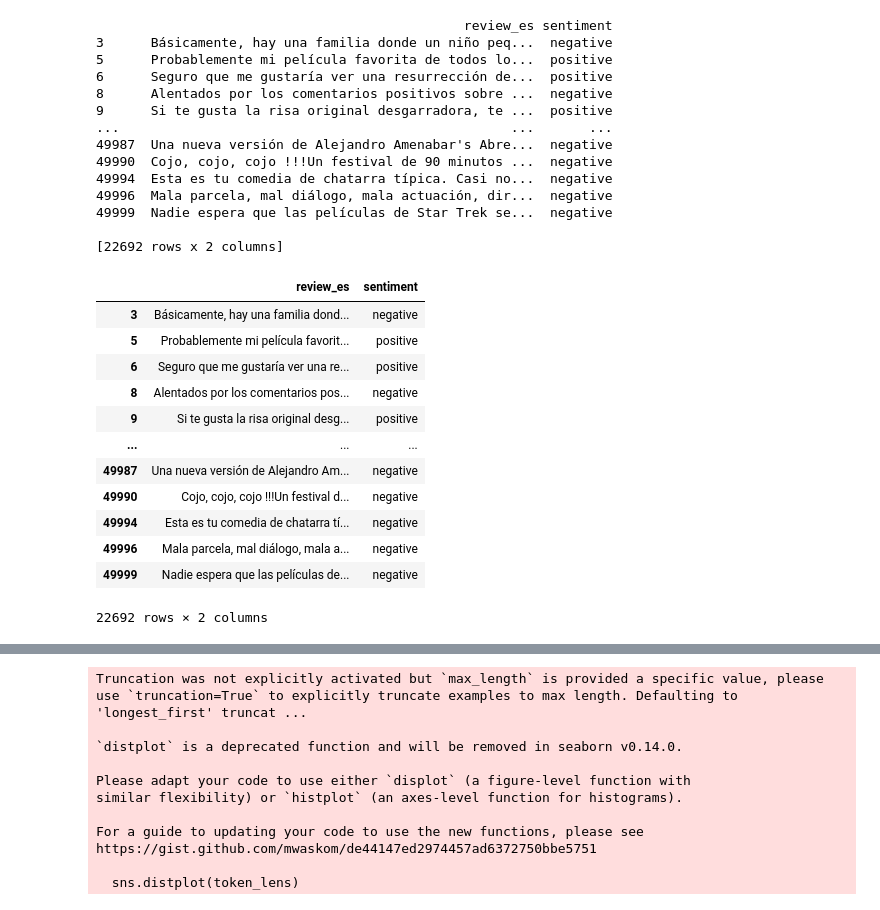
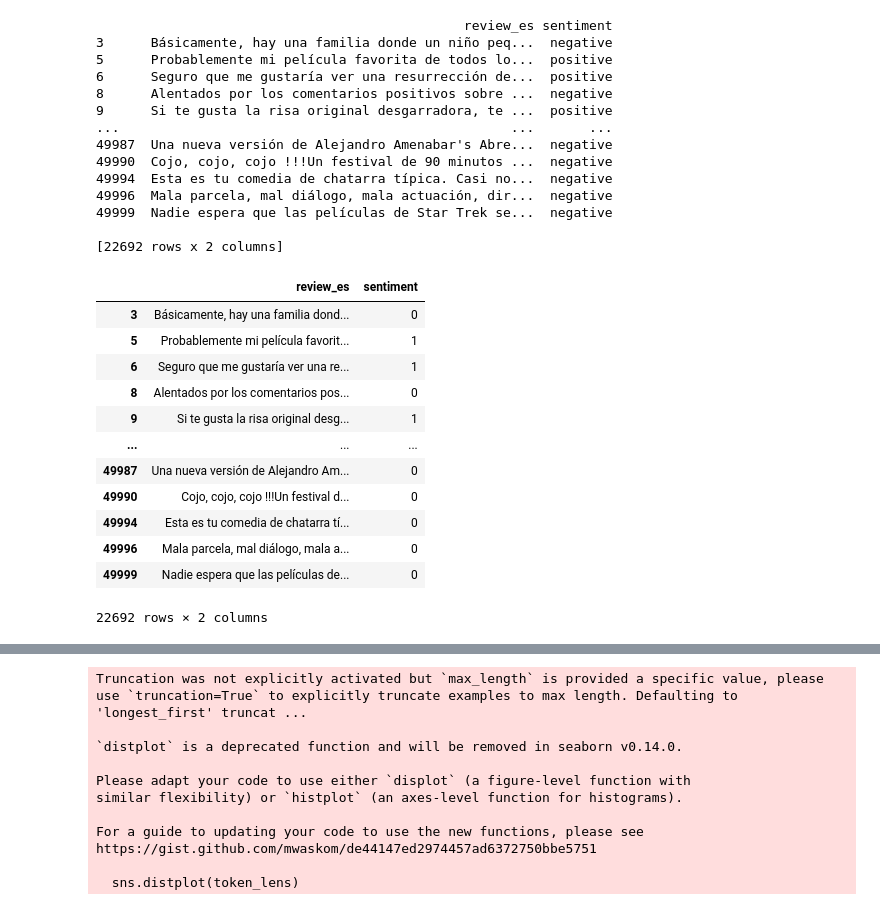
Before and after one commit to joseortizm/RecSys, a Jupyter notebook: beto.ipynb, the cells around one changed output, grey strips where cells are left out. Saved outputs shown, nothing was run; the diff lists cells and outputs as text; code cells hidden in the pictures.

```diff
--- a/beto.ipynb
+++ b/beto.ipynb
@@ -6,8 +31,8 @@ from utils import sequence_utils
 originalDataset = "datasets/IMDBDatasetSPANISH.csv"
 pandasDF = pd.read_csv(originalDataset)
 filas = ['review_es', 'sentiment'] #columnas por mantener
-DF = datasets.delete(pandasDF, filas)
-print(DF)
+DF_IMDB = datasets.delete(pandasDF, filas)
+print(DF_IMDB)
 # %% [output]
                                                review_es sentiment
 0      Uno de los otros críticos ha mencionado que de...  positive
@@ -24,8 +49,8 @@ print(DF)
 
 [50000 rows x 2 columns]
 # %%
-DF = sequence_utils.filter_string(DF, 'review_es',160)
-print(DF)
+DF_IMDB = sequence_utils.filter_string(DF_IMDB, 'review_es',160)
+print(DF_IMDB)
 # %% [output]
                                                review_es sentiment
 3      Básicamente, hay una familia donde un niño peq...  negative
@@ -41,19 +66,3 @@ print(DF)
 49999  Nadie espera que las películas de Star Trek se...  negative
 
 [22692 rows x 2 columns]
-# %%
-DF
-# %% [output]
-|  | review_es | sentiment |
-| 3 | Básicamente, hay una familia dond... | negative |
-| 5 | Probablemente mi película favorit... | positive |
-| 6 | Seguro que me gustaría ver una re... | positive |
-| 8 | Alentados por los comentarios pos... | negative |
-| 9 | Si te gusta la risa original desg... | positive |
-| ... | ... | ... |
-| 49987 | Una nueva versión de Alejandro Am... | negative |
-| 49990 | Cojo, cojo, cojo !!!Un festival d... | negative |
-| 49994 | Esta es tu comedia de chatarra tí... | negative |
-| 49996 | Mala parcela, mal diálogo, mala a... | negative |
-| 49999 | Nadie espera que las películas de... | negative |
-22692 rows × 2 columns
@@ -60 +76,18 @@ DF
+# %%
+DF_IMDB['sentiment'] = DF_IMDB.sentiment.apply(to_sentiment)
+DF_IMDB
+# %% [output]
+|  | review_es | sentiment |
+| 3 | Básicamente, hay una familia dond... | 0 |
+| 5 | Probablemente mi película favorit... | 1 |
+| 6 | Seguro que me gustaría ver una re... | 1 |
+| 8 | Alentados por los comentarios pos... | 0 |
+| 9 | Si te gusta la risa original desg... | 1 |
+| ... | ... | ... |
+| 49987 | Una nueva versión de Alejandro Am... | 0 |
+| 49990 | Cojo, cojo, cojo !!!Un festival d... | 0 |
+| 49994 | Esta es tu comedia de chatarra tí... | 0 |
+| 49996 | Mala parcela, mal diálogo, mala a... | 0 |
+| 49999 | Nadie espera que las películas de... | 0 |
+22692 rows × 2 columns
 # %%
```
Also changed, not shown: parts of 26 cells of this notebook, 1 other file.
